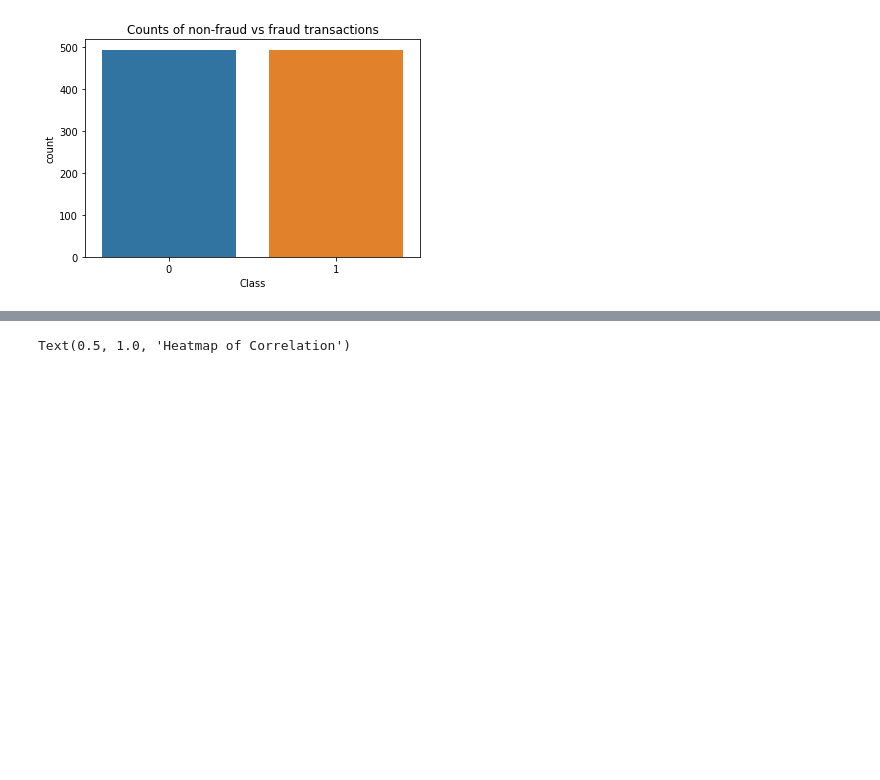
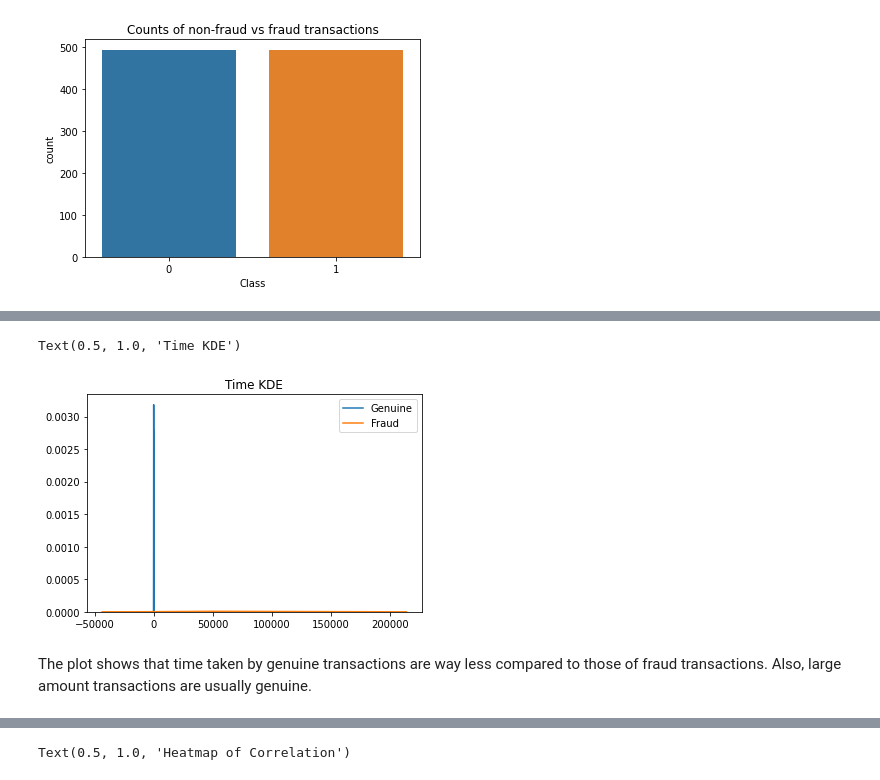
Before and after one commit to EbsHirani/CreditCardFraudDetector, a Jupyter notebook: credit_card_fraud.ipynb, the cells around one changed output, grey strips where cells are left out. Saved outputs shown, nothing was run; the diff lists cells and outputs as text; code cells hidden in the pictures; blank space fills up the shorter version.

```diff
--- a/credit_card_fraud.ipynb
+++ b/credit_card_fraud.ipynb
@@ -72,0 +100,11 @@ Text(0.5, 1.0, 'Counts of non-fraud vs fraud transactions')
+# %%
+sns.kdeplot(data = final_df[final_df["Class"] == 0]["Time"], label = "Genuine", shade = True)
+sns.kdeplot(data = final_df[final_df["Class"] == 1]["Time"], label = "Fraud", shade = True)
+plt.legend()
+plt.title("Time KDE")
+# %% [output]
+Text(0.5, 1.0, 'Time KDE')
+[figure, added]
+# %% [markdown]
+The plot shows that time taken by genuine transactions are way less compared to those of fraud transactions.
+Also, large amount transactions are usually genuine.
```
Also changed, not shown: parts of 36 cells of this notebook.
